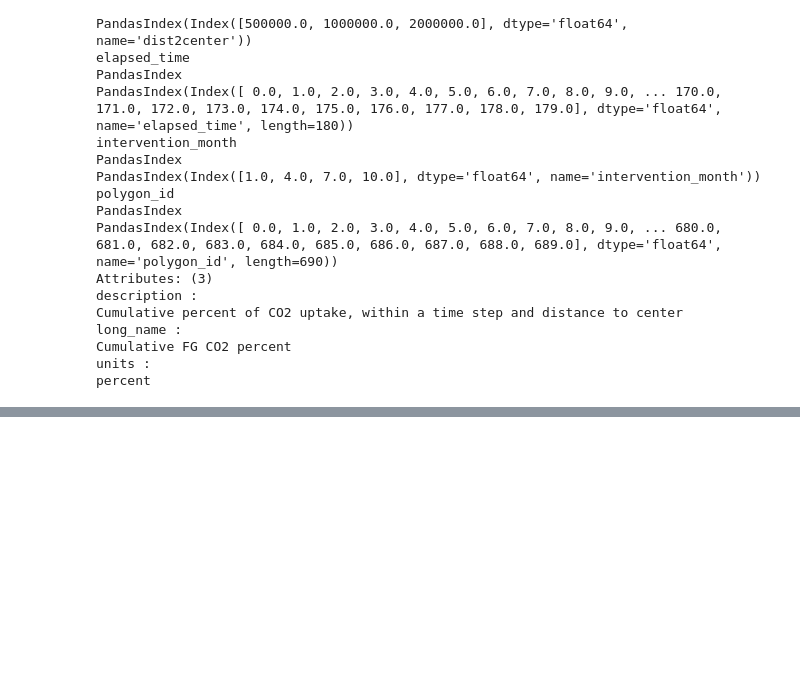
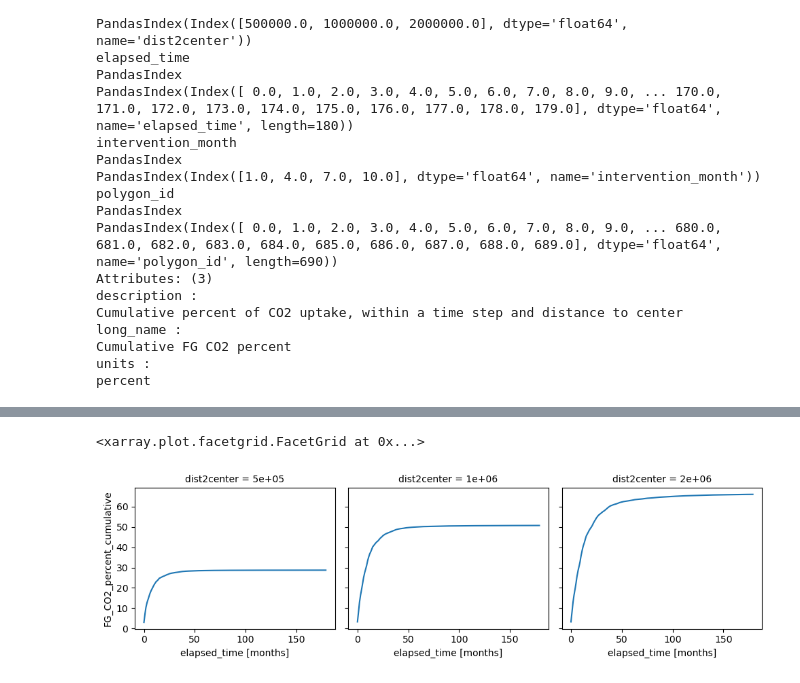
Before and after one commit to NoraLoose/Ocean-CDR-Atlas-v0, a Jupyter notebook: workflows/dor-atlas/notebooks/qa-qc-store-3.ipynb, the cells around one changed output, grey strips where cells are left out. Saved outputs shown, nothing was run; the diff lists cells and outputs as text; code cells hidden in the pictures; blank space fills up the shorter version.

```diff
--- a/workflows/dor-atlas/notebooks/qa-qc-store-3.ipynb
+++ b/workflows/dor-atlas/notebooks/qa-qc-store-3.ipynb
@@ -51,0 +52,5 @@ ds.FG_CO2_percent_cumulative.isel(polygon_id=2, intervention_month=3).plot(col='
+# %%
+ds.FG_CO2_percent_cumulative.isel(polygon_id=300, intervention_month=0).plot(col='dist2center')
+# %% [output]
+<xarray.plot.facetgrid.FacetGrid at 0x...>
+[figure, added]
```
Also changed, not shown: parts of 1 cell of this notebook, 1 other file.
